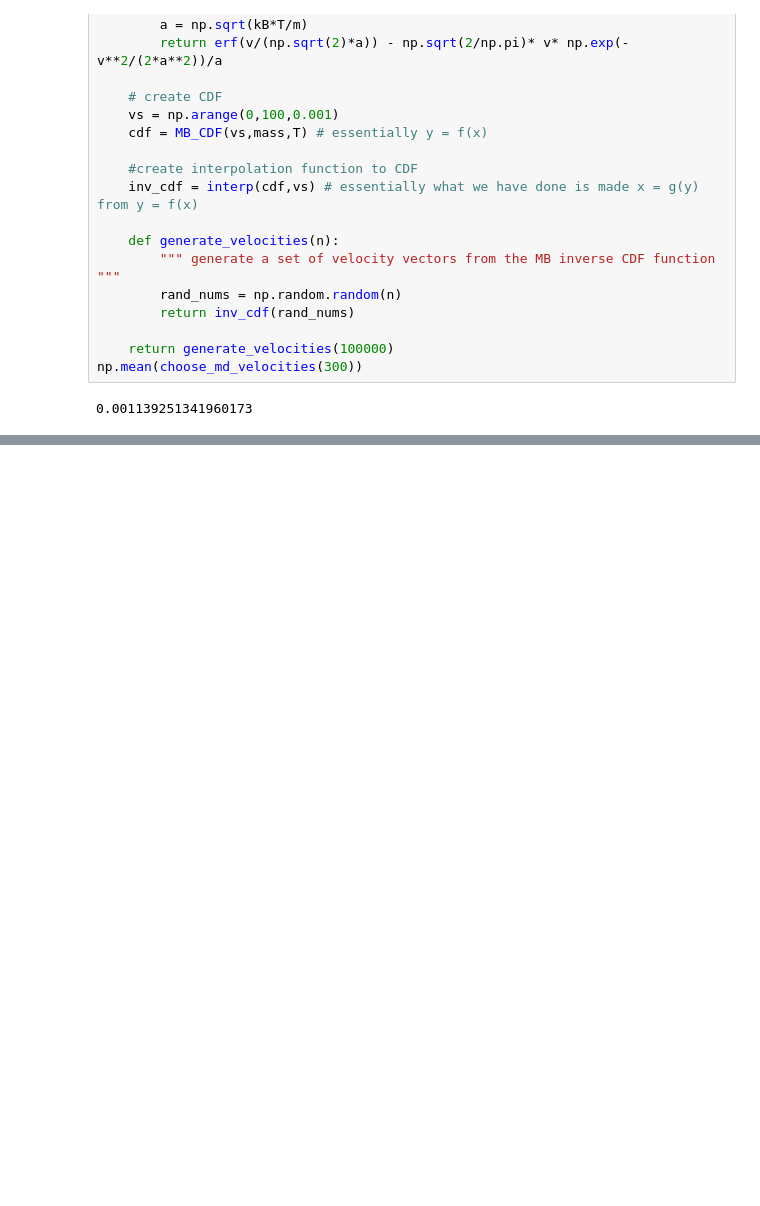
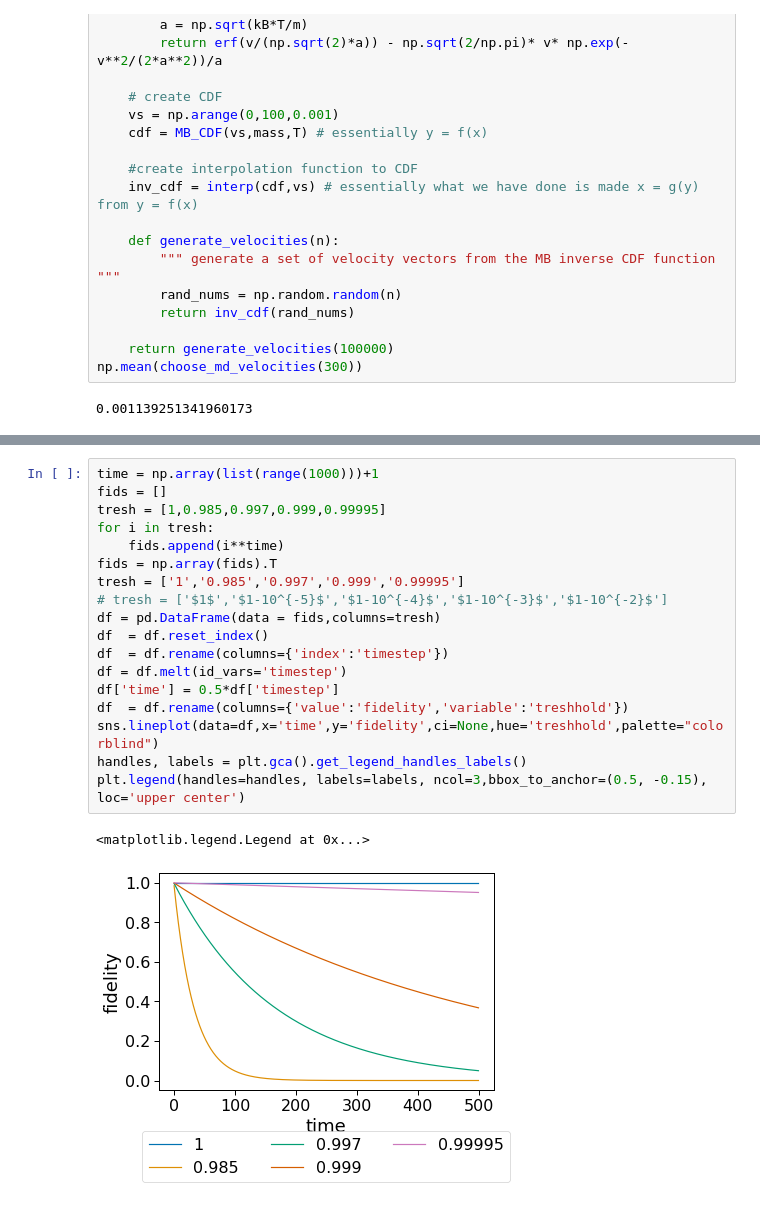
Before and after one commit to danielbultrini/TDVQP_SM, a Jupyter notebook: classical_propagation.ipynb, the cells around one changed output, grey strips where cells are left out. Drawn from its saved outputs; the diff is of its cells as text; blank space fills up the shorter version.

```diff
--- a/classical_propagation.ipynb
+++ b/classical_propagation.ipynb
@@ -544,0 +591,21 @@ RuntimeError: asyncio.run() cannot be called from a running event loop
+# %%
+time = np.array(list(range(1000)))+1
+fids = []
+tresh = [1,0.985,0.997,0.999,0.99995]
+for i in tresh:
+    fids.append(i**time)
+fids = np.array(fids).T
+tresh = ['1','0.985','0.997','0.999','0.99995']
+# tresh = ['$1$','$1-10^{-5}$','$1-10^{-4}$','$1-10^{-3}$','$1-10^{-2}$']
+df = pd.DataFrame(data = fids,columns=tresh)
+df  = df.reset_index()
+df  = df.rename(columns={'index':'timestep'})
+df = df.melt(id_vars='timestep')
+df['time'] = 0.5*df['timestep']
+df  = df.rename(columns={'value':'fidelity','variable':'treshhold'})
+sns.lineplot(data=df,x='time',y='fidelity',ci=None,hue='treshhold',palette="colorblind")
+handles, labels = plt.gca().get_legend_handles_labels()
+plt.legend(handles=handles, labels=labels, ncol=3,bbox_to_anchor=(0.5, -0.15), loc='upper center')
+# %% [output]
+<matplotlib.legend.Legend at 0x...>
+[figure, added]
```
Also changed, not shown: parts of 8 cells of this notebook, 2 other files.
